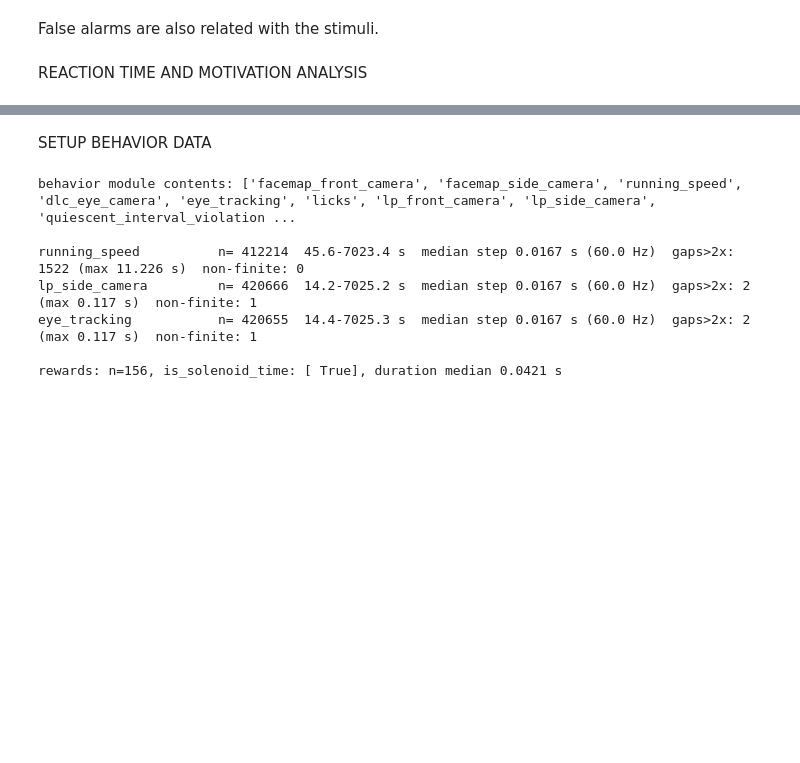
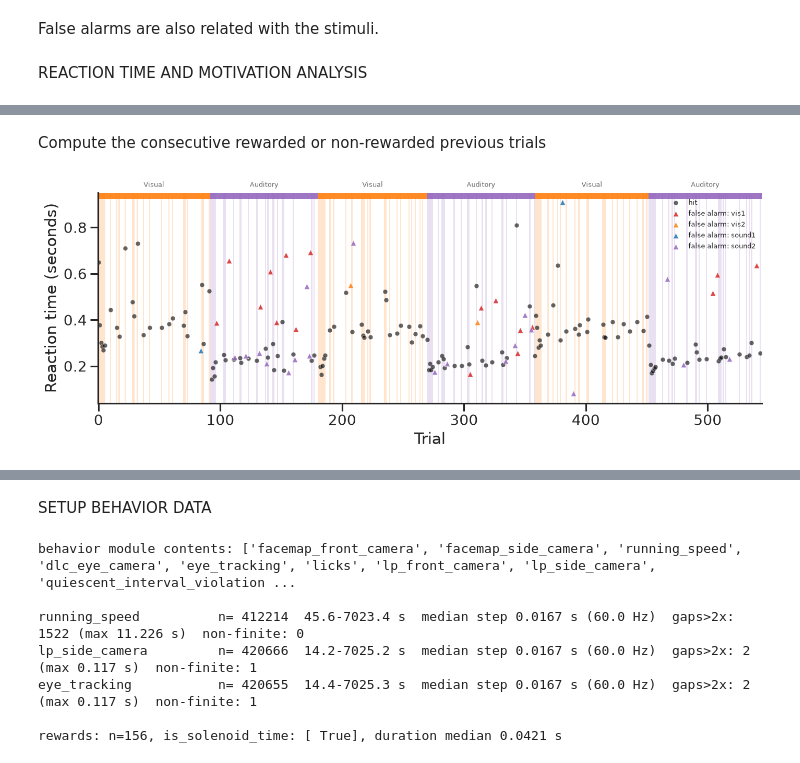
Before and after one commit to tierneydaw1/MisfiringSquad, a Jupyter notebook: code/Expectation.ipynb, the cells around one changed output, grey strips where cells are left out. Cells and saved outputs as stored; diff of their text form; code cells hidden in the pictures; blank space fills up the shorter version.

```diff
--- a/code/Expectation.ipynb
+++ b/code/Expectation.ipynb
@@ -397,0 +380,65 @@ plt.show()
+# %% [markdown]
+Compute the consecutive rewarded or non-rewarded previous trials
+# %%
+rt_scatter_data = trials[rt_trial_mask & trials.outcome.isin(RT_OUTCOMES)
+                         & trials.reaction_time.notna()]
+
+CONTEXT_SHADE = {'vis': ('tab:orange', 0.20), 'aud': ('tab:purple', 0.20)}
+CONTEXT_LABELS = {'vis': 'Visual', 'aud': 'Auditory'}
+HIT_COLOR = 'black'
+FA_STIM_COLORS = {'vis1': 'tab:red', 'vis2': 'tab:orange',
+                  'sound1': 'tab:blue', 'sound2': 'tab:purple'}
+
+fig, ax = plt.subplots(figsize=(12, 4.8))
+
+# trial position on the x-axis, so every trial has a slot
+trial_position_by_id = {trial_id: position
+                        for position, trial_id in enumerate(trials.index)}
+block_index_array = trials.block_index.values
+context_array = trials.rewarded_modality.values
+rewarded_array = trials.is_rewarded.values
+
+# --- per-trial shading: coloured where a reward was delivered, empty otherwise
+for trial_position in np.flatnonzero(rewarded_array):
+    shade_color, shade_alpha = CONTEXT_SHADE[context_array[trial_position]]
+    ax.axvspan(trial_position - 0.5, trial_position + 0.5,
+               color=shade_color, alpha=shade_alpha, lw=0, zorder=0)
+
+# --- thin band at the top marking block context regardless of reward density
+for block_index in np.unique(block_index_array):
+    in_block = np.flatnonzero(block_index_array == block_index)
+    first_position, last_position = in_block[0], in_block[-1]
+    block_context = context_array[first_position]
+    shade_color, _ = CONTEXT_SHADE[block_context]
+    ax.axvspan(first_position - 0.5, last_position + 0.5,
+               ymin=0.97, ymax=1.0, color=shade_color, alpha=0.9, lw=0, zorder=1)
+    ax.annotate(CONTEXT_LABELS[block_context],
+                ((first_position + last_position) / 2, 1.02),
+                xycoords=('data', 'axes fraction'),
+                ha='center', va='bottom', fontsize=8, color='0.4')
+
+# --- hits: circles, one colour (the stimulus is always the block target) -----
+hit_data = rt_scatter_data[rt_scatter_data.outcome == 'hit']
+ax.scatter([trial_position_by_id[i] for i in hit_data.index], hit_data.reaction_time,
+           s=28, alpha=0.6, marker='o', color=HIT_COLOR,
+           edgecolor='white', linewidth=0.4, zorder=2, label='hit')
+
+# --- false alarms: triangles, coloured by the stimulus licked to -------------
+fa_data = rt_scatter_data[rt_scatter_data.outcome == 'false alarm']
+for stim_name in [s for s in FA_STIM_COLORS if s in set(fa_data.stim_name)]:
+    stim_subset = fa_data[fa_data.stim_name == stim_name]
+    ax.scatter([trial_position_by_id[i] for i in stim_subset.index],
+               stim_subset.reaction_time,
+               s=40, alpha=0.85, marker='^', color=FA_STIM_COLORS[stim_name],
+               edgecolor='white', linewidth=0.4, zorder=3,
+               label='false alarm: %s' % stim_name)
+
+ax.set_xlabel('Trial')
+ax.set_ylabel('Reaction time (seconds)')
+ax.legend(fontsize=8, frameon=False, ncol=1, loc='upper right')
+ax.set_xlim(-0.5, len(trials) - 0.5)
+sns.despine(ax=ax)
+fig.tight_layout()
+plt.show()
+# %% [output]
+[figure, added]
```
Also changed, not shown: parts of 15 cells of this notebook.
